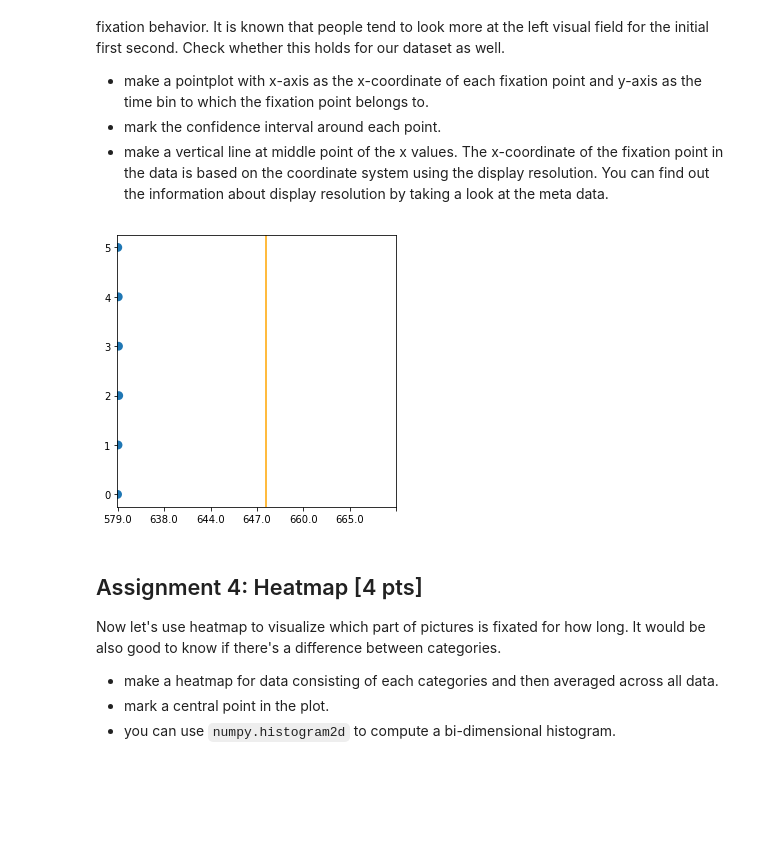
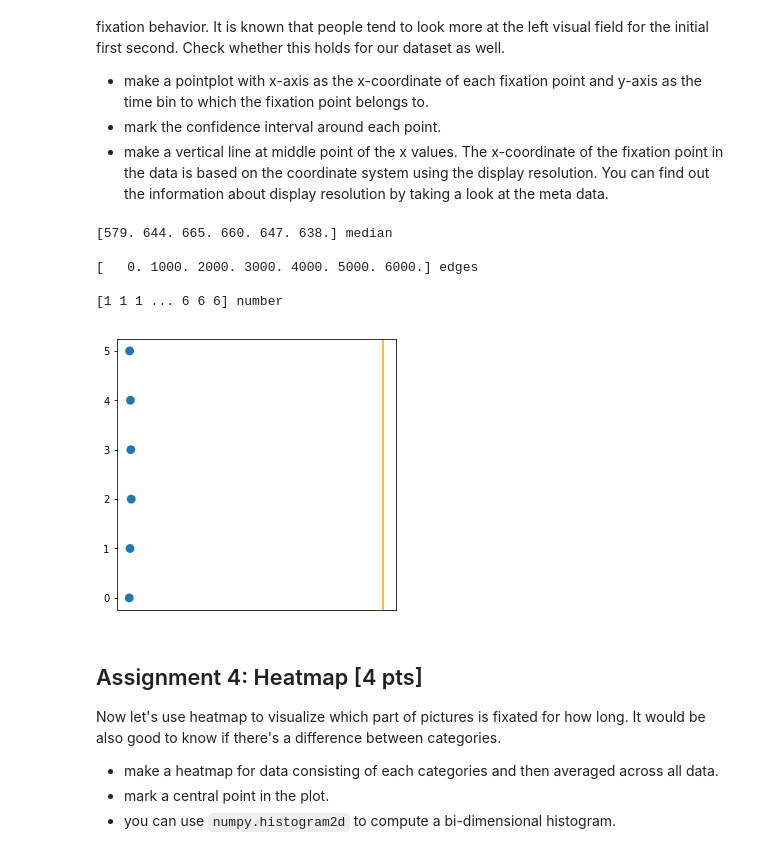
Before and after one commit to NBP-ACC/week-7-acc10, a Jupyter notebook: Sheet05.ipynb, the cells around one changed output. Drawn from its saved outputs; the diff is of its cells as text; code cells hidden in the pictures; blank space fills up the shorter version.

```diff
--- a/Sheet05.ipynb
+++ b/Sheet05.ipynb
@@ -292,35 +285,42 @@ If you took Action & Cognition I, you have probably heard about the leftward bia
 # %%
 #digitized_x = np.digitize(x=, bins=bins)
 #print(digitized_x)
 
 #print(df.head())
 #time_bin = [df[digitized == i]['x'] for i in range(1, len(bins))]
 
 bin_median, bin_edges, binnumber = stats.binned_statistic(df['start'], df['x'], statistic='median', bins=bins)
 
-"""print(bin_median, 'median')
+print(bin_median, 'median')
 print()
 print(bin_edges, 'edges')
 print()
 print(binnumber, 'number')
-"""
-binz = [0,1,2,3,4,5]
+
+binz = [0,1.0,2.0,3.0,4.0,5.0]
+
 
 fix, ax = plt.subplots(ncols=1, figsize=(5, 5))
 sns.pointplot(x=bin_median, y=binz,
               data=df, ci=95, join=False,
               unit=bin_median, ax=ax)
 
-ax.set_xticks([0,200,400,600,800,1000,1200])
+#ax.set_xticks([0,200,400,600,800,1000,1200])
+ax.set_xticks([])
 
 #print(len(df.x))
 #print(len(binnumber))
 #sns.pointplot(x='x',y=binnumber, data=df)
 
 ax.axvline(np.mean(bin_median), color='orange')
 plt.show()
 # %% [output]
+[579. 644. 665. 660. 647. 638.] median
+
+[   0. 1000. 2000. 3000. 4000. 5000. 6000.] edges
+
+[1 1 1 ... 6 6 6] number
-[figure, old version]
+[figure, new version]
 # %% [markdown]
 ## Assignment 4: Heatmap [4 pts]
 Now let's use heatmap to visualize which part of pictures is fixated for how long. It would be also good to know if there's a difference between categories.
```
Also changed, not shown: parts of 7 cells of this notebook.
